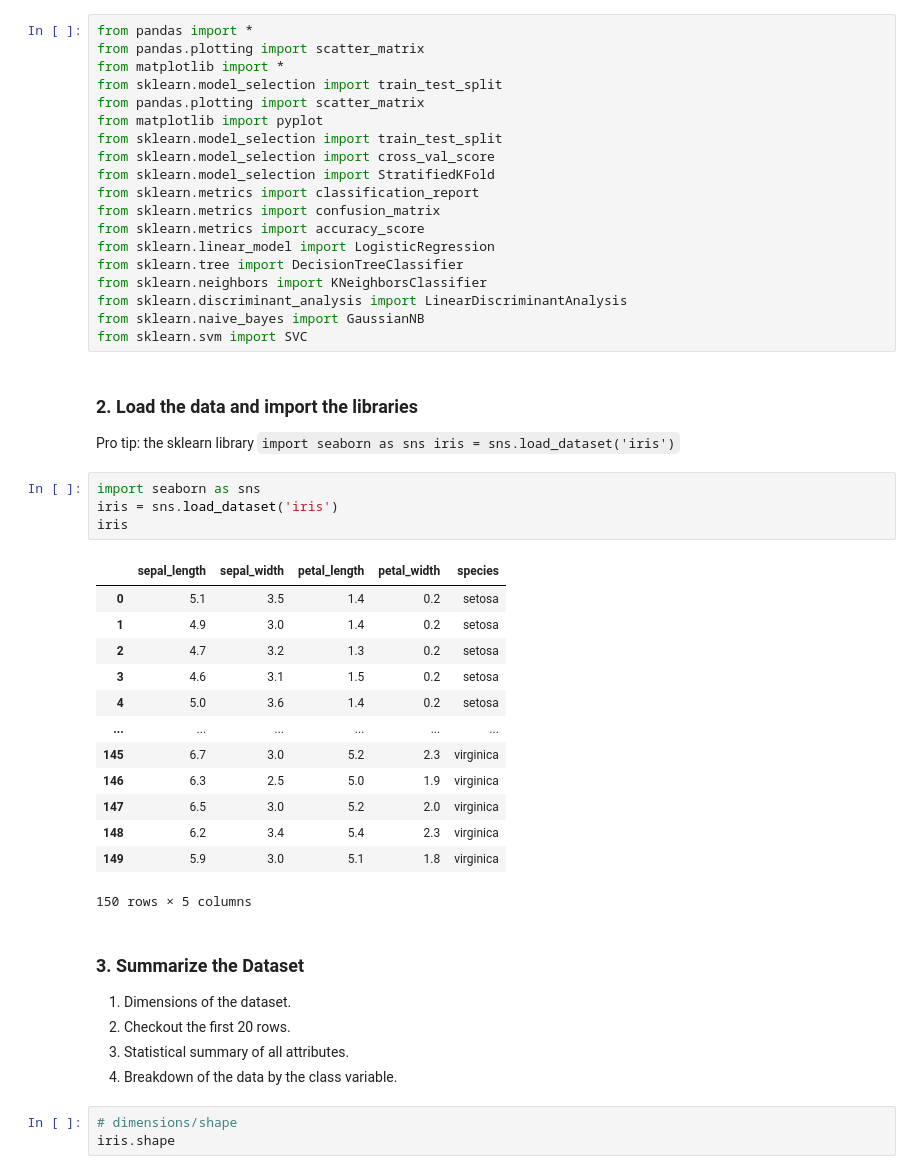
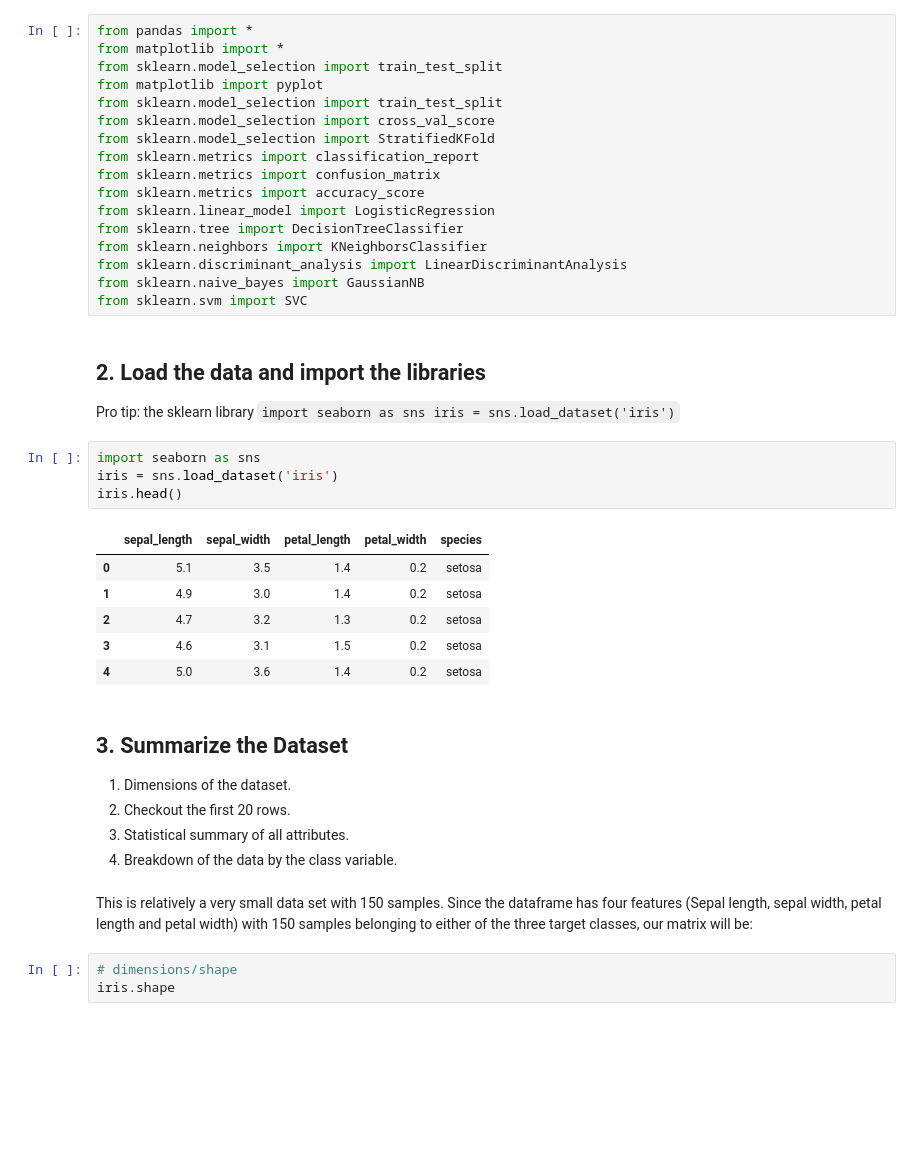
Before and after one commit to shafali731/Iris-analysis, a Jupyter notebook: IrisCaseStudy-Solutions.ipynb, the cells around one changed output. Drawn from its saved outputs; the diff is of its cells as text; blank space fills up the shorter version.

```diff
--- a/IrisCaseStudy-Solutions.ipynb
+++ b/IrisCaseStudy-Solutions.ipynb
@@ -31,9 +48,7 @@ Pro tip: if you're using this in binder, your environment is already setup!
 # %%
 from pandas import *
-from pandas.plotting import scatter_matrix
 from matplotlib import *
 from sklearn.model_selection import train_test_split
-from pandas.plotting import scatter_matrix
 from matplotlib import pyplot
 from sklearn.model_selection import train_test_split
 from sklearn.model_selection import cross_val_score
@@ -48,34 +63,29 @@ from sklearn.discriminant_analysis import LinearDiscriminantAnalysis
 from sklearn.naive_bayes import GaussianNB
 from sklearn.svm import SVC
 # %% [markdown]
-### 2. Load the data and import the libraries
+## 2. Load the data and import the libraries
 Pro tip: the sklearn library
 `import seaborn as sns
 iris = sns.load_dataset('iris')`
 # %%
 import seaborn as sns
 iris = sns.load_dataset('iris')
-iris
+iris.head()
 # %% [output]
 |  | sepal_length | sepal_width | petal_length | petal_width | species |
 | 0 | 5.1 | 3.5 | 1.4 | 0.2 | setosa |
 | 1 | 4.9 | 3.0 | 1.4 | 0.2 | setosa |
 | 2 | 4.7 | 3.2 | 1.3 | 0.2 | setosa |
 | 3 | 4.6 | 3.1 | 1.5 | 0.2 | setosa |
 | 4 | 5.0 | 3.6 | 1.4 | 0.2 | setosa |
-| ... | ... | ... | ... | ... | ... |
-| 145 | 6.7 | 3.0 | 5.2 | 2.3 | virginica |
-| 146 | 6.3 | 2.5 | 5.0 | 1.9 | virginica |
-| 147 | 6.5 | 3.0 | 5.2 | 2.0 | virginica |
-| 148 | 6.2 | 3.4 | 5.4 | 2.3 | virginica |
-| 149 | 5.9 | 3.0 | 5.1 | 1.8 | virginica |
-150 rows × 5 columns
 # %% [markdown]
-### 3. Summarize the Dataset
+## 3. Summarize the Dataset
 1. Dimensions of the dataset.
 2. Checkout the first 20 rows.
 3. Statistical summary of all attributes.
 4. Breakdown of the data by the class variable.
+# %% [markdown]
+This is relatively a very small data set with 150 samples. Since the dataframe has four features (Sepal length, sepal width, petal length and petal width) with 150 samples belonging to either of the three target classes, our matrix will be:
 # %%
 # dimensions/shape
 iris.shape
```
Also changed, not shown: parts of 17 cells of this notebook, 3 other files.
